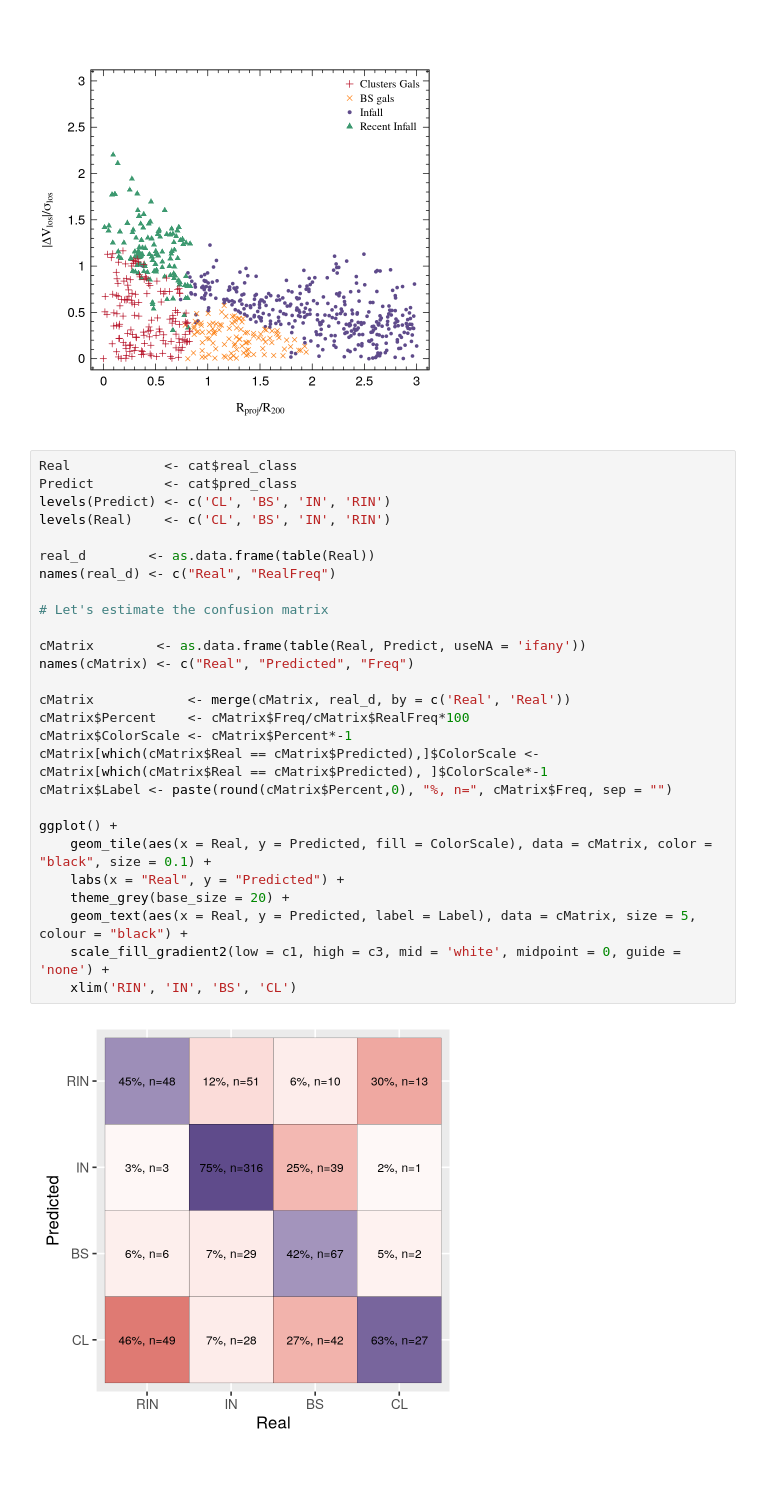
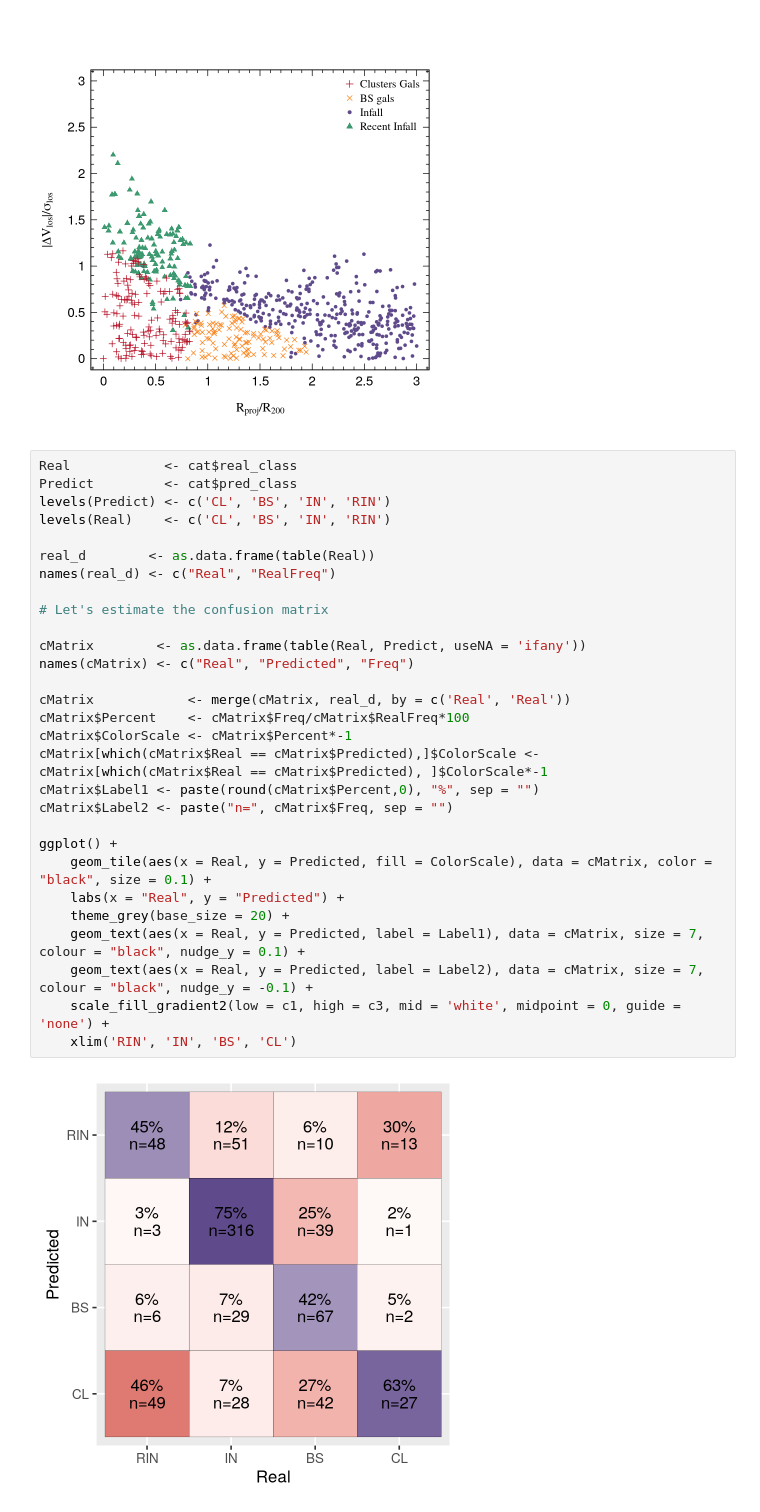
Before and after one commit to Martindelosrios/ROGER, a Jupyter notebook: Examples/Example 1.ipynb, the cells around one changed output. Cells and saved outputs as stored; diff of their text form; blank space fills up the shorter version.

```diff
--- a/Examples/Example 1.ipynb
+++ b/Examples/Example 1.ipynb
@@ -130,29 +130,31 @@ legend('topright', c('Clusters Gals', 'BS gals', 'Infall', 'Recent Infall'), col
 # %%
 Real            <- cat$real_class
 Predict         <- cat$pred_class
 levels(Predict) <- c('CL', 'BS', 'IN', 'RIN')
 levels(Real)    <- c('CL', 'BS', 'IN', 'RIN')
 
 real_d        <- as.data.frame(table(Real))
 names(real_d) <- c("Real", "RealFreq")
 
 # Let's estimate the confusion matrix
 
 cMatrix        <- as.data.frame(table(Real, Predict, useNA = 'ifany'))
 names(cMatrix) <- c("Real", "Predicted", "Freq")
 
 cMatrix            <- merge(cMatrix, real_d, by = c('Real', 'Real'))
 cMatrix$Percent    <- cMatrix$Freq/cMatrix$RealFreq*100
 cMatrix$ColorScale <- cMatrix$Percent*-1
 cMatrix[which(cMatrix$Real == cMatrix$Predicted),]$ColorScale <- cMatrix[which(cMatrix$Real == cMatrix$Predicted), ]$ColorScale*-1
-cMatrix$Label <- paste(round(cMatrix$Percent,0), "%, n=", cMatrix$Freq, sep = "")
+cMatrix$Label1 <- paste(round(cMatrix$Percent,0), "%", sep = "")
+cMatrix$Label2 <- paste("n=", cMatrix$Freq, sep = "")
 
 ggplot() +
     geom_tile(aes(x = Real, y = Predicted, fill = ColorScale), data = cMatrix, color = "black", size = 0.1) +
     labs(x = "Real", y = "Predicted") +
     theme_grey(base_size = 20) +
-    geom_text(aes(x = Real, y = Predicted, label = Label), data = cMatrix, size = 5, colour = "black") +
+    geom_text(aes(x = Real, y = Predicted, label = Label1), data = cMatrix, size = 7, colour = "black", nudge_y = 0.1) +
+    geom_text(aes(x = Real, y = Predicted, label = Label2), data = cMatrix, size = 7, colour = "black", nudge_y = -0.1) +
     scale_fill_gradient2(low = c1, high = c3, mid = 'white', midpoint = 0, guide = 'none') +
     xlim('RIN', 'IN', 'BS', 'CL')
 # %% [output]
-[figure, old version]
+[figure, new version]
```
